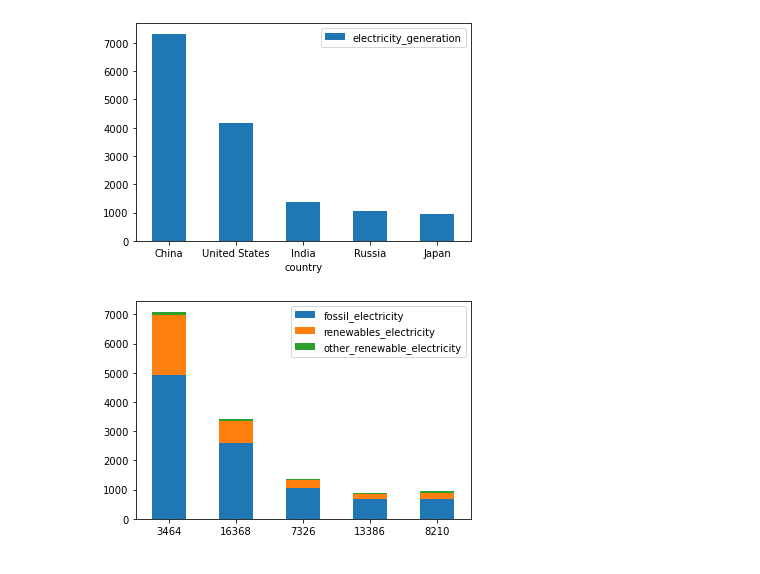
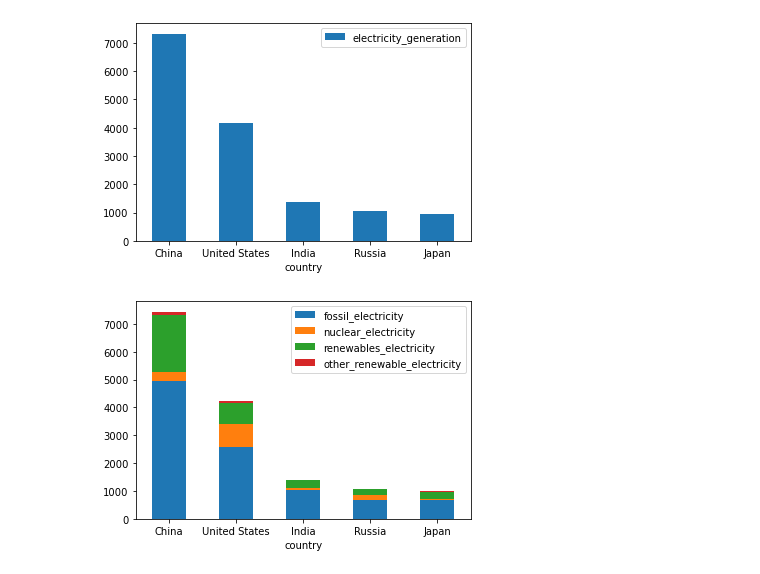
Before and after one commit to cedricjansen/BIS3066E-big-data-management, a Jupyter notebook: archive/Untitled.ipynb, the cells around one changed output. Drawn from its saved outputs; the diff is of its cells as text; code cells hidden in the pictures.

```diff
--- a/archive/Untitled.ipynb
+++ b/archive/Untitled.ipynb
@@ -196,7 +192,7 @@ is_2019 =  df_511['year'] == target_year_511
 is_country = np.logical_and(df_511['iso_code'] != 'OWID_WRL', df_511['iso_code'].notnull())
 df_511  =  df_511[is_2019]
 df_511  = df_511[is_country]
-df_511_ref  =  df_511[['iso_code', 'country', 'electricity_generation', 'fossil_electricity', 'renewables_electricity', 'other_renewable_electricity']]
+df_511_ref  =  df_511[['iso_code', 'country', 'electricity_generation', 'fossil_electricity', 'nuclear_electricity','renewables_electricity', 'other_renewable_electricity']]
 # select the top 5 - total
 df_511_electricity_total_5 = df_511_ref.nlargest(5, 'electricity_generation')
 # %%
@@ -206,7 +202,7 @@ ax = df_511_electricity_total_5.plot.bar(x='country', y='electricity_generation'
 # %%
 # stack renewable and non renewable
 df_511_electricity_fossil_renweable_stacked = df_511_ref.nlargest(5, 'electricity_generation')
 df_511_electricity_fossil_renweable_stacked = df_511_electricity_fossil_renweable_stacked.drop(columns=['electricity_generation'])
-ax = df_511_electricity_fossil_renweable_stacked.plot.bar(rot=0, stacked=True)
+ax = df_511_electricity_fossil_renweable_stacked.plot.bar(x='country', rot=0, stacked=True)
 # %% [output]
-[figure, old version]
+[figure, new version]
```
Also changed, not shown: parts of 57 cells of this notebook.
